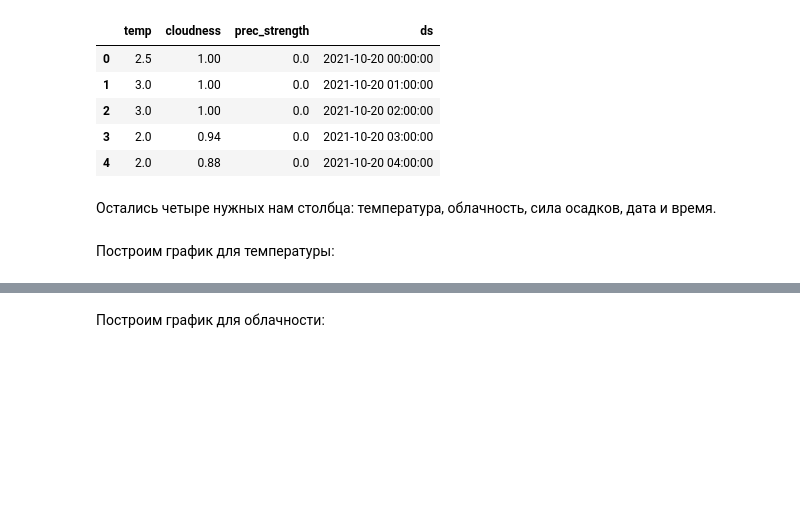
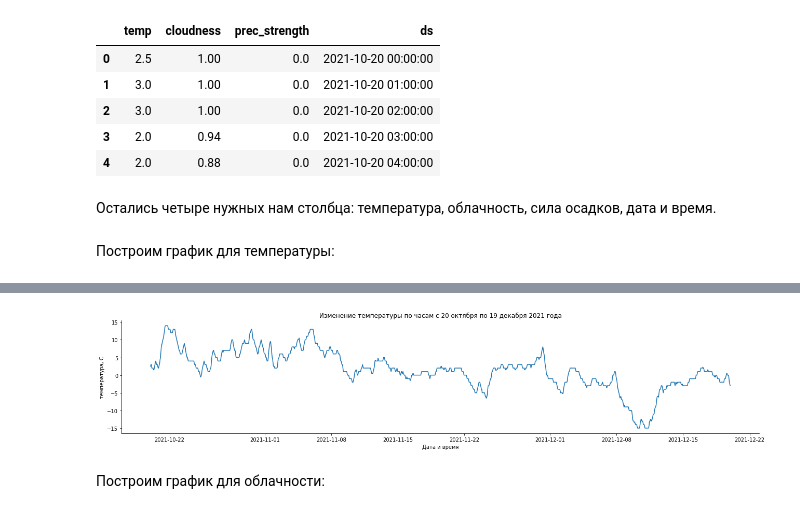
Before and after one commit to OlegDze/public, a Jupyter notebook: Прогнозирование_загруженности_дорог.ipynb, the cells around one changed output, grey strips where cells are left out. Cells and saved outputs as stored; diff of their text form; code cells hidden in the pictures; blank space fills up the shorter version.

```diff
--- a/Прогнозирование_загруженности_дорог.ipynb
+++ b/Прогнозирование_загруженности_дорог.ipynb
@@ -332,7 +337,11 @@ weather.head()
 # %% [markdown]
 Построим график для температуры:
 # %%
-fig = px.line(weather, x='ds', y='temp', title='Изменение температуры по часам с 20 октября по 19 декабря 2021 года', width=1300, height=400
-              , labels={'ds': 'Дата и время', 'temp': 'температура, С'})
-fig.show()
+plt.figure(figsize=(22, 4))
+sns.lineplot(x='ds', y='temp', data=weather)
+sns.despine()
+plt.title('Изменение температуры по часам с 20 октября по 19 декабря 2021 года')
+plt.xlabel('Дата и время')
+plt.ylabel('температура, С')
+plt.show()
 # %% [output]
@@ -340,3 +348,4 @@ fig.show()
+[figure, added]
 # %% [markdown]
 Построим график для облачности:
 # %%
```
Also changed, not shown: parts of 12 cells of this notebook.
